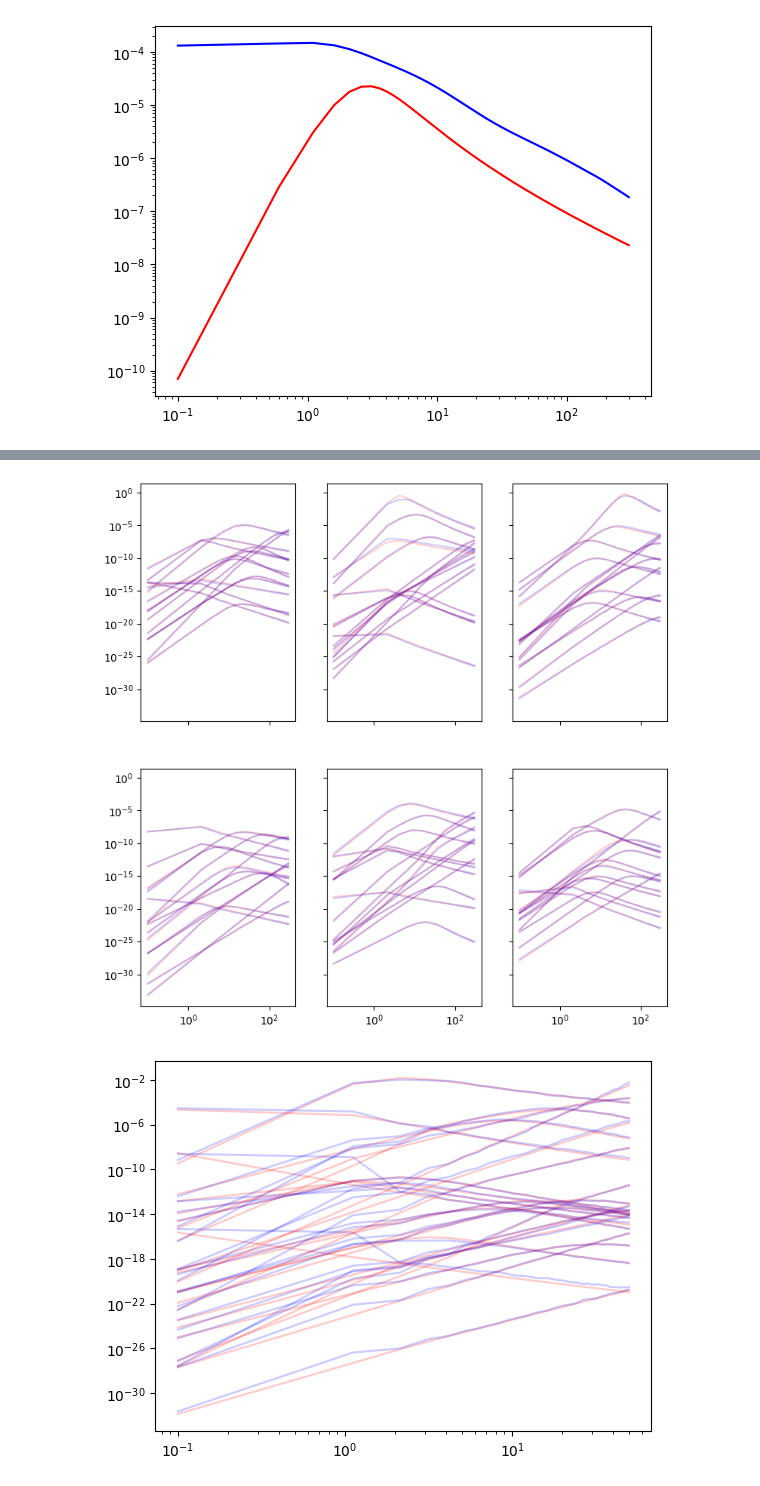
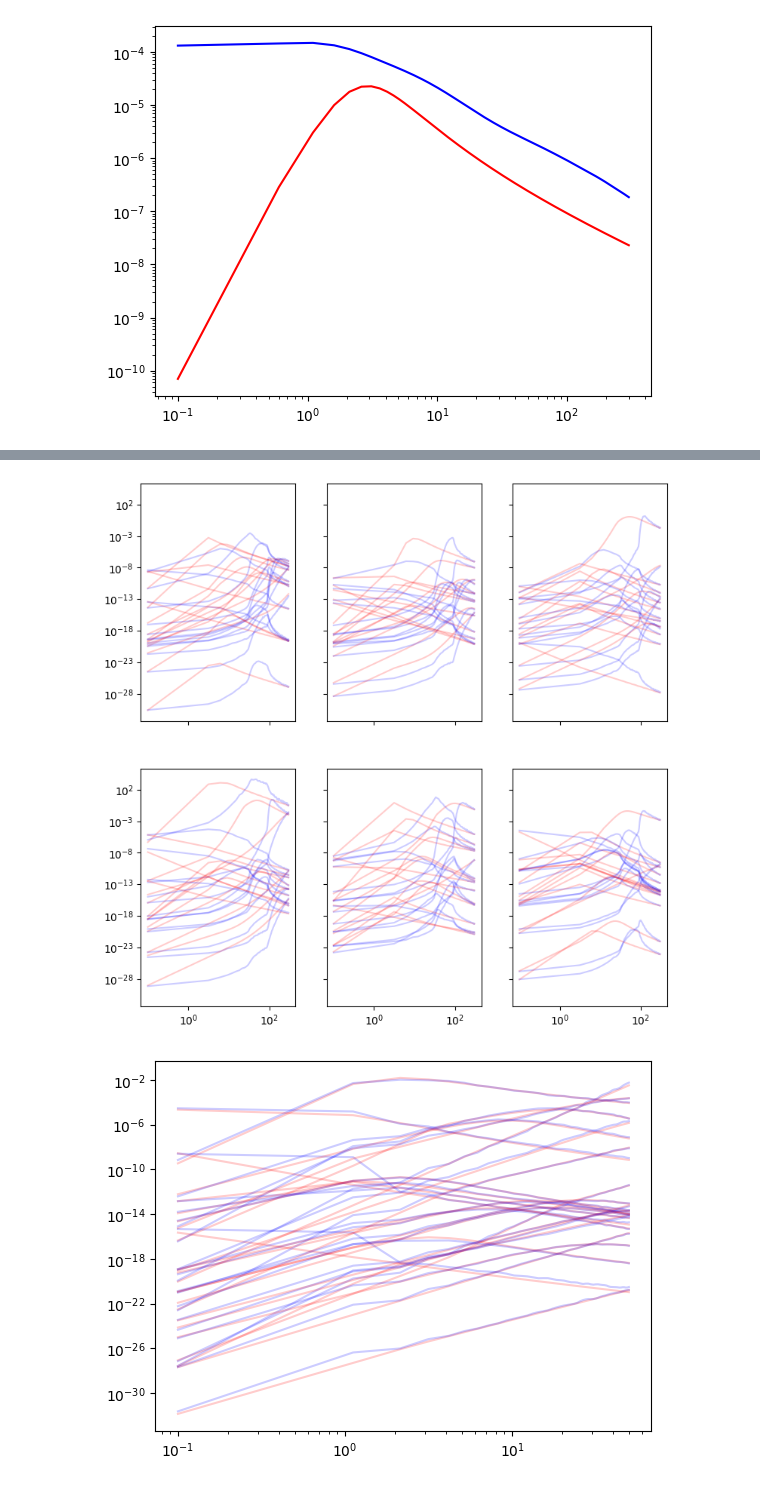
Before and after one commit to wfw23/MPhys_project, a Jupyter notebook: emulation.ipynb, the cells around one changed output, grey strips where cells are left out. Cells and saved outputs as stored; diff of their text form; code cells hidden in the pictures.

Commit message:
new emulator with tophat_redback

```diff
--- a/emulation.ipynb
+++ b/emulation.ipynb
@@ -148,7 +154,7 @@ def tophat_func(time,  thv, loge0 , thc, logn0, p, logepse, logepsb, g0,frequenc
         logepsb=logepsb, ksin=1, g0=g0, frequency= frequency)
     return flux
 # %%
-general_priors= redback.priors.get_priors(model='tophat')
+general_priors= redback.priors.get_priors(model='tophat_redback')
 #general_priors['frequency']= Uniform(minimum=1e13, maximum=2e15, name='frequency', latex_label='$frequency$', unit=None, boundary=None)
 frequency=[]
 for f in range(9,18):
@@ -163,9 +169,9 @@ samples['frequency']=frequency
 tophat_data=pd.DataFrame.from_dict(samples)
 unprocessed= pd.DataFrame.from_dict(samples)
 tophat_data.drop('redshift', axis=1,inplace=True)
-tophat_data.drop('ksin', axis=1,inplace=True)
+tophat_data.drop('xiN', axis=1,inplace=True)
 unprocessed.drop('redshift', axis=1,inplace=True)
-unprocessed.drop('ksin', axis=1,inplace=True)
+unprocessed.drop('xiN', axis=1,inplace=True)
 
 tophat_data['thv']=np.log10(tophat_data['thv'])
 tophat_data['thc']=np.log10(tophat_data['thc'])
@@ -196 +202,6 @@ testing
 100 rows × 9 columns
+# %%
+time = np.linspace(0.1, 1, 10) #20 pints bewteen 0.1 and 1 day
+time=np.insert(time,10,np.linspace(1.2,10,20))
+time=np.insert(time,30,np.linspace(12,300,70))
+len(time)
@@ -197,11 +210,10 @@ testing
 # %%
-time = np.linspace(0.1, 300, 150) #xs
 ys = np.zeros((num-tnum, len(time)))  #ys
 
 ax= plt.subplot()
 
 for i in range(num-tnum):
-    ys[i]= tophat_func(time, **unprocessed.iloc[i])
+    ys[i]= new_tophat_func(time, **unprocessed.iloc[i])
     ax.loglog(time, ys[i], color='c', alpha=0.05)
 plt.show()
 # %% [output]
@@ -216,8 +241,8 @@ X_test= scalerx.transform(testing.values)
 #params=np.array([0.5, 50.0 , 0.02, 1, 2.13,-1.25,-2.5, 1000])
 #prediction = regr.predict(params.reshape(1,-1))
 # %%
-regressor = MLPRegressor(random_state=7, max_iter=1000, hidden_layer_sizes=(800,800,800), activation='relu',solver='adam',learning_rate='adaptive',
-                   learning_rate_init=1e-4, batch_size=64).fit(X_train, Y_train)
+regressor = MLPRegressor(random_state=7, max_iter=1000, hidden_layer_sizes=(500,500,500), activation='relu',solver='adam',learning_rate='adaptive',
+                   learning_rate_init=1e-3, batch_size=128).fit(X_train, Y_train)
 # %%
 prediction = regressor.predict(X_test)
 prediction = 10**(scalery.inverse_transform(prediction))
@@ -227,39 +252,39 @@ prediction.shape
 # %%
 fig, ax = plt.subplots(nrows=2, ncols=3, figsize=(9,9), sharex=True, sharey=True)
-time = np.linspace(0.1, 300, 150) #xs
+time = np.linspace(0.1, 300, 100) #xs
 #test_params= dict(thv= 0.5, loge0=50.0 , thc= 0.02, logn0=1, p=2.13, logepse=-1.25, logepsb=-2.5, g0=1000)
 
 for i in range(15):
-    true_value= tophat_func(time, **unprocessed.iloc[i+(num-tnum)])
+    true_value= new_tophat_func(time, **unprocessed.iloc[i+(num-tnum)])
     ax[0,0].loglog(time, true_value, color='red', alpha=0.2)
     ax[0,0].loglog(time, prediction[i], color='blue', alpha=0.2)
 for i in range(15,30):
-    true_value= tophat_func(time, **unprocessed.iloc[i+(num-tnum)])
+    true_value= new_tophat_func(time, **unprocessed.iloc[i+(num-tnum)])
     ax[0,1].loglog(time, true_value, color='red', alpha=0.2)
     ax[0,1].loglog(time, prediction[i], color='blue', alpha=0.2)
 for i in range(30,45):
-    true_value= tophat_func(time, **unprocessed.iloc[i+(num-tnum)])
+    true_value= new_tophat_func(time, **unprocessed.iloc[i+(num-tnum)])
     ax[1,0].loglog(time, true_value, color='red', alpha=0.2)
     ax[1,0].loglog(time, prediction[i], color='blue', alpha=0.2)
 for i in range(45,60):
-    true_value= tophat_func(time, **unprocessed.iloc[i+(num-tnum)])
+    true_value= new_tophat_func(time, **unprocessed.iloc[i+(num-tnum)])
     ax[1,1].loglog(time, true_value, color='red', alpha=0.2)
     ax[1,1].loglog(time, prediction[i], color='blue', alpha=0.2)
 for i in range(60,75):
-    true_value= tophat_func(time, **unprocessed.iloc[i+(num-tnum)])
+    true_value= new_tophat_func(time, **unprocessed.iloc[i+(num-tnum)])
     ax[0,2].loglog(time, true_value, color='red', alpha=0.2)
     ax[0,2].loglog(time, prediction[i], color='blue', alpha=0.2)
 for i in range(75,90):
-    true_value= tophat_func(time, **unprocessed.iloc[i+(num-tnum)])
+    true_value= new_tophat_func(time, **unprocessed.iloc[i+(num-tnum)])
     ax[1,2].loglog(time, true_value, color='red', alpha=0.2)
     ax[1,2].loglog(time, prediction[i], color='blue', alpha=0.2)
 
 #true_value= tophat_func(time, **unprocessed.iloc[2+(num-tnum)])
 #ax[0,0].loglog(time, true_value, color='red', alpha=0.5)
-plt.savefig("emulation_final.png", dpi='figure')
+#plt.savefig("emulation_final.png", dpi='figure')
 plt.show()
 # %% [output]
-[figure, old version]
+[figure, new version]
 # %%
 with open("tophat.pkl", "wb") as f:
     pickle.dump(regr, f)
```
Also changed, not shown: parts of 11 cells of this notebook, 37 other files.
